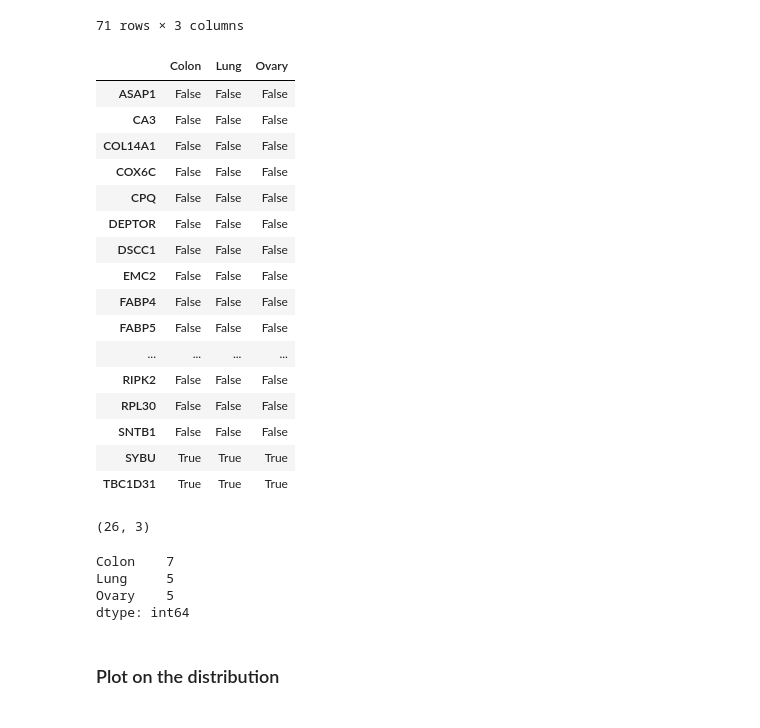
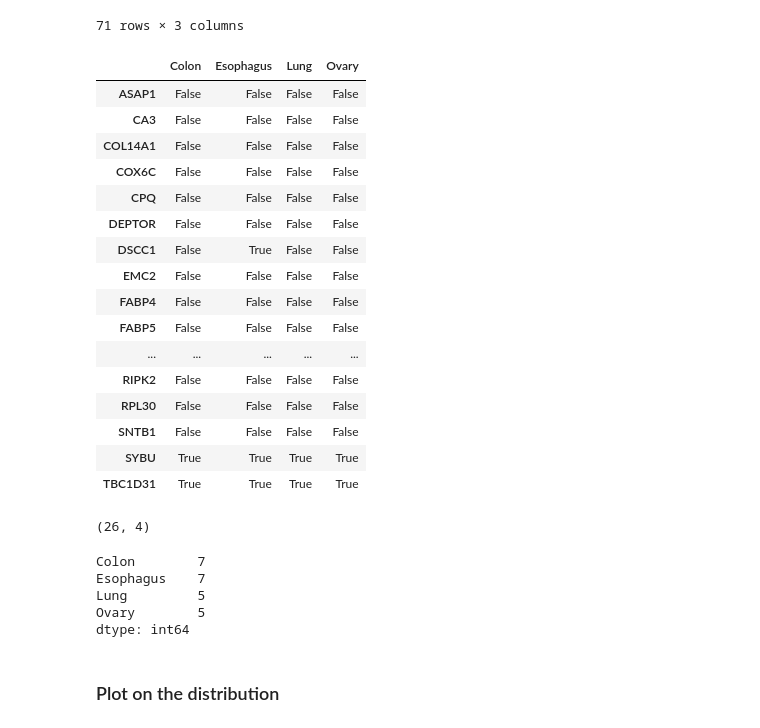
Before and after one commit to PayneLab/pancancerCNV, a Jupyter notebook: chromosome_8/10_check_normal_expr_8q.ipynb, the cells around one changed output. Saved outputs shown, nothing was run; the diff lists cells and outputs as text; code cells hidden in the pictures.

```diff
--- a/chromosome_8/10_check_normal_expr_8q.ipynb
+++ b/chromosome_8/10_check_normal_expr_8q.ipynb
@@ -100,54 +100,55 @@ equiv_prots
 # %%
 commonly_equiv = equiv_prots[equiv_prots["num_cancers"] >= 3]
 sel_expr = expr.loc[
     expr["Gene_name"].isin(commonly_equiv["protein"]),
-    ["Gene_name", "Protein_ID", "Colon", "Lung", "Ovary"]
+    ["Gene_name", "Protein_ID", "Colon", "Esophagus", "Lung", "Ovary"]
 ].\
 set_index(["Gene_name", "Protein_ID"]).\
 transpose()
 
 sel_expr.columns = sel_expr.columns.to_flat_index()
 
 # Transform the data to log10(x + 1), join in cutoffs column
 sel_expr = sel_expr.\
 apply(lambda x: np.log10(x + 1), axis="columns").\
 join(low_cutoffs, how="left")
 
 sel_expr = sel_expr.apply(lambda x: x <= sel_expr["prot_copy_count"]).\
 drop(columns="prot_copy_count").\
 transpose()
 
 sel_expr.index = pd.MultiIndex.from_tuples(sel_expr.index).droplevel(1)
 
 sel_expr
 # %% [output]
-|  | Colon | Lung | Ovary |
-| ASAP1 | False | False | False |
-| CA3 | False | False | False |
-| COL14A1 | False | False | False |
-| COX6C | False | False | False |
-| CPQ | False | False | False |
-| DEPTOR | False | False | False |
-| DSCC1 | False | False | False |
-| EMC2 | False | False | False |
-| FABP4 | False | False | False |
-| FABP5 | False | False | False |
-| ... | ... | ... | ... |
-| RIPK2 | False | False | False |
-| RPL30 | False | False | False |
-| SNTB1 | False | False | False |
-| SYBU | True | True | True |
-| TBC1D31 | True | True | True |
+|  | Colon | Esophagus | Lung | Ovary |
+| ASAP1 | False | False | False | False |
+| CA3 | False | False | False | False |
+| COL14A1 | False | False | False | False |
+| COX6C | False | False | False | False |
+| CPQ | False | False | False | False |
+| DEPTOR | False | False | False | False |
+| DSCC1 | False | True | False | False |
+| EMC2 | False | False | False | False |
+| FABP4 | False | False | False | False |
+| FABP5 | False | False | False | False |
+| ... | ... | ... | ... | ... |
+| RIPK2 | False | False | False | False |
+| RPL30 | False | False | False | False |
+| SNTB1 | False | False | False | False |
+| SYBU | True | True | True | True |
+| TBC1D31 | True | True | True | True |
 # %%
 sel_expr.shape
 # %% [output]
-(26, 3)
+(26, 4)
 # %%
 sel_expr.sum(axis="index")
 # %% [output]
-Colon    7
-Lung     5
-Ovary    5
+Colon        7
+Esophagus    7
+Lung         5
+Ovary        5
 dtype: int64
 # %% [markdown]
 ### Plot on the distribution
```
Also changed, not shown: parts of 3 cells of this notebook, 3 other files.
